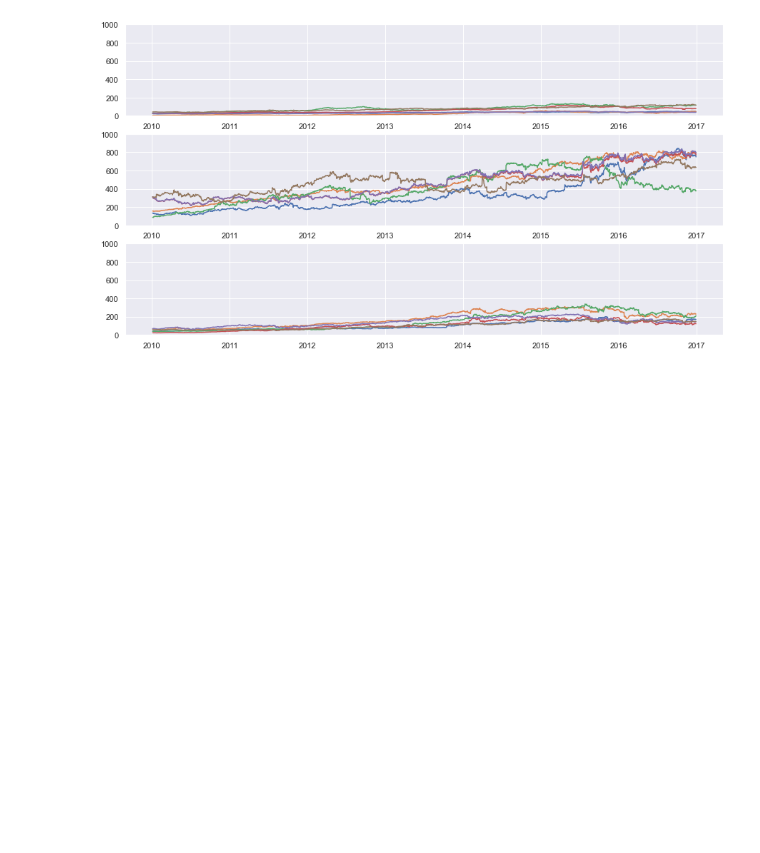
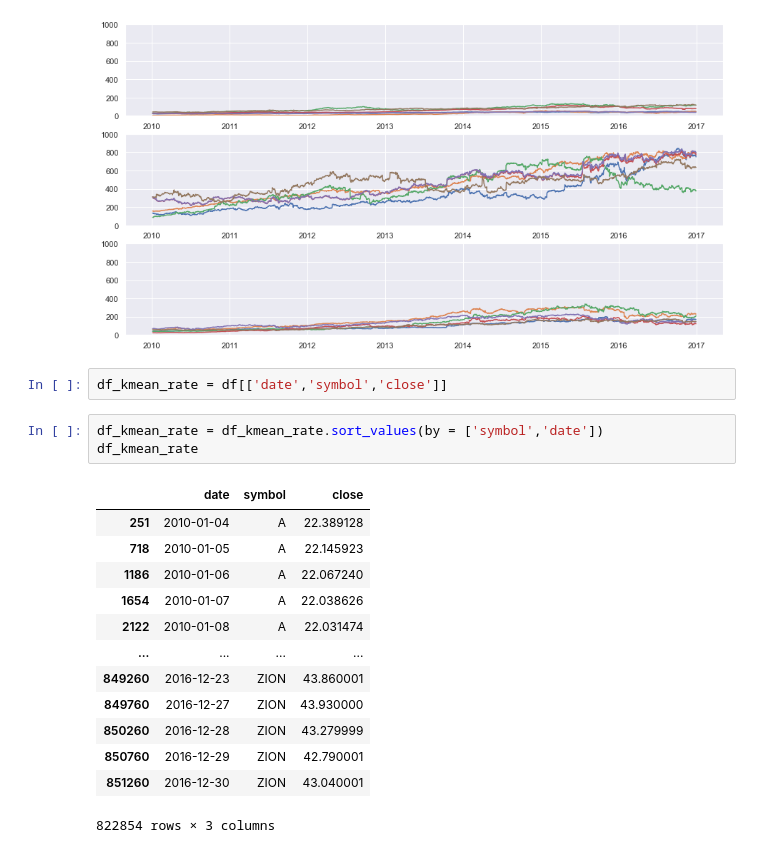
Before and after one commit to gihonglee/Stock_Analysis, a Jupyter notebook: main.ipynb, the cells around one changed output. Cells and saved outputs as stored; diff of their text form; blank space fills up the shorter version.

```diff
--- a/main.ipynb
+++ b/main.ipynb
@@ -462,3 +462,22 @@ for j in range(6):
         axs[i].plot(x, y)
 # %% [output]
 [figure]
+# %%
+df_kmean_rate = df[['date','symbol','close']]
+# %%
+df_kmean_rate = df_kmean_rate.sort_values(by = ['symbol','date'])
+df_kmean_rate
+# %% [output]
+|  | date | symbol | close |
+| 251 | 2010-01-04 | A | 22.389128 |
+| 718 | 2010-01-05 | A | 22.145923 |
+| 1186 | 2010-01-06 | A | 22.067240 |
+| 1654 | 2010-01-07 | A | 22.038626 |
+| 2122 | 2010-01-08 | A | 22.031474 |
+| ... | ... | ... | ... |
+| 849260 | 2016-12-23 | ZION | 43.860001 |
+| 849760 | 2016-12-27 | ZION | 43.930000 |
+| 850260 | 2016-12-28 | ZION | 43.279999 |
+| 850760 | 2016-12-29 | ZION | 42.790001 |
+| 851260 | 2016-12-30 | ZION | 43.040001 |
+822854 rows × 3 columns
```
Also changed, not shown: parts of 5 cells of this notebook.
